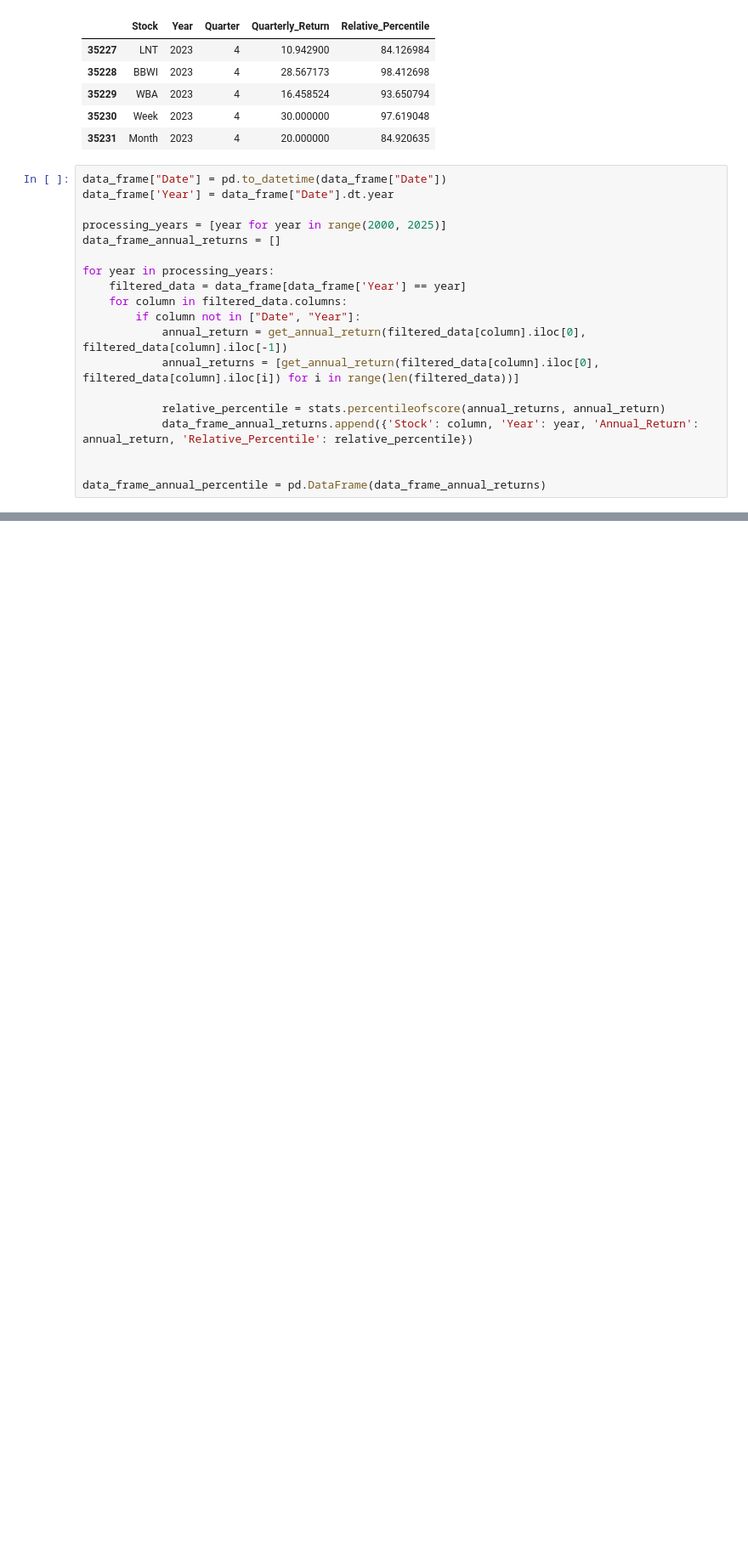
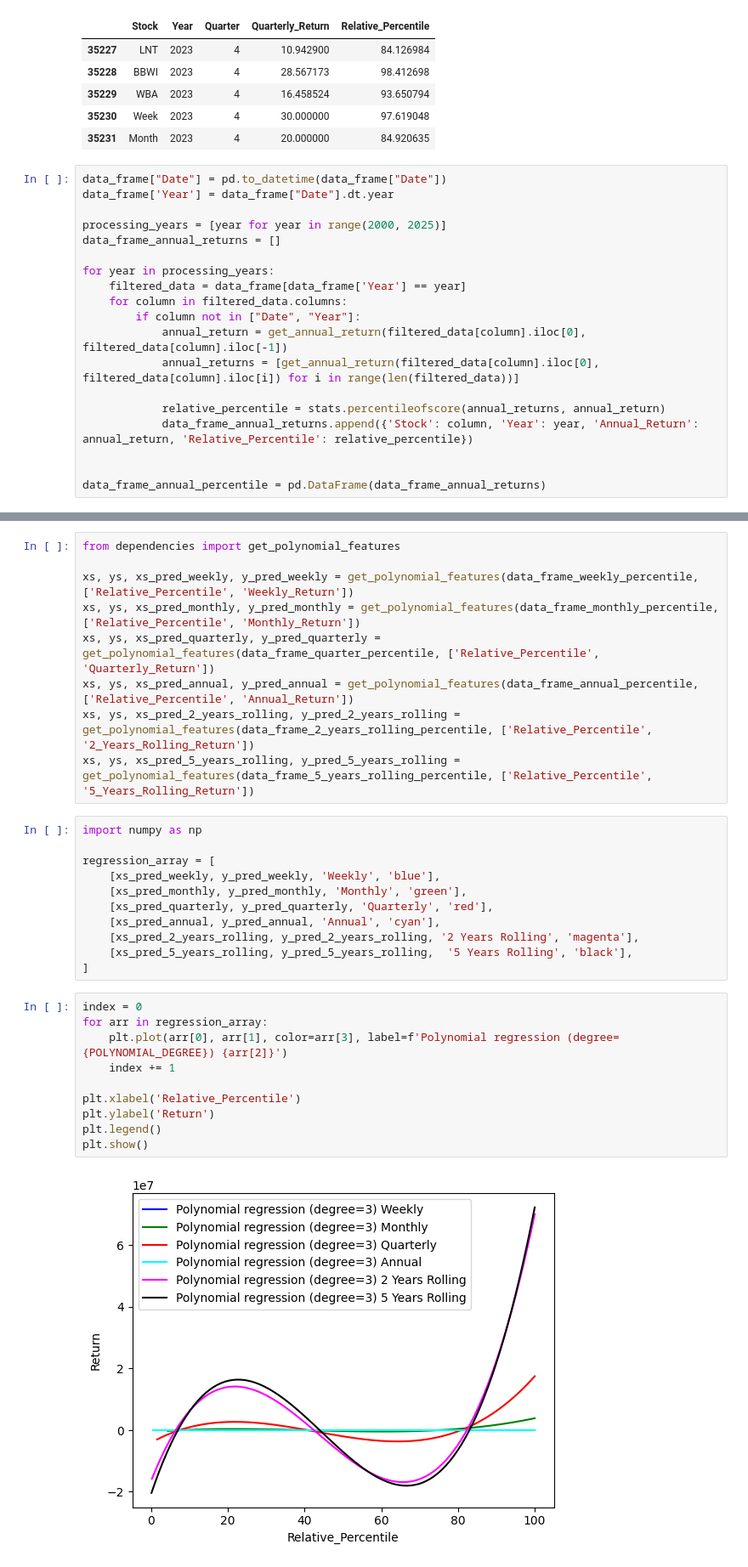
Before and after one commit to CiganOliviuAlphablock/clustering-in-mean-reversion-framework, a Jupyter notebook: correlation_matrix.ipynb, the cells around one changed output, grey strips where cells are left out. Shown at 85% size. Saved outputs shown, nothing was run; the diff lists cells and outputs as text; blank space fills up the shorter version.

```diff
--- a/correlation_matrix.ipynb
+++ b/correlation_matrix.ipynb
@@ -220,0 +239,32 @@ data_frame_rolling_percentile.head(100)
+# %%
+from dependencies import get_polynomial_features
+
+xs, ys, xs_pred_weekly, y_pred_weekly = get_polynomial_features(data_frame_weekly_percentile, ['Relative_Percentile', 'Weekly_Return'])
+xs, ys, xs_pred_monthly, y_pred_monthly = get_polynomial_features(data_frame_monthly_percentile, ['Relative_Percentile', 'Monthly_Return'])
+xs, ys, xs_pred_quarterly, y_pred_quarterly = get_polynomial_features(data_frame_quarter_percentile, ['Relative_Percentile', 'Quarterly_Return'])
+xs, ys, xs_pred_annual, y_pred_annual = get_polynomial_features(data_frame_annual_percentile, ['Relative_Percentile', 'Annual_Return'])
+xs, ys, xs_pred_2_years_rolling, y_pred_2_years_rolling = get_polynomial_features(data_frame_2_years_rolling_percentile, ['Relative_Percentile', '2_Years_Rolling_Return'])
+xs, ys, xs_pred_5_years_rolling, y_pred_5_years_rolling = get_polynomial_features(data_frame_5_years_rolling_percentile, ['Relative_Percentile', '5_Years_Rolling_Return'])
+# %%
+import numpy as np
+
+regression_array = [
+    [xs_pred_weekly, y_pred_weekly, 'Weekly', 'blue'],
+    [xs_pred_monthly, y_pred_monthly, 'Monthly', 'green'],
+    [xs_pred_quarterly, y_pred_quarterly, 'Quarterly', 'red'],
+    [xs_pred_annual, y_pred_annual, 'Annual', 'cyan'],
+    [xs_pred_2_years_rolling, y_pred_2_years_rolling, '2 Years Rolling', 'magenta'],
+    [xs_pred_5_years_rolling, y_pred_5_years_rolling,  '5 Years Rolling', 'black'],
+]
+# %%
+index = 0
+for arr in regression_array:
+    plt.plot(arr[0], arr[1], color=arr[3], label=f'Polynomial regression (degree={POLYNOMIAL_DEGREE}) {arr[2]}')
+    index += 1
+
+plt.xlabel('Relative_Percentile')
+plt.ylabel('Return')
+plt.legend()
+plt.show()
+# %% [output]
+[figure, added]
```
Also changed, not shown: parts of 3 cells of this notebook.
